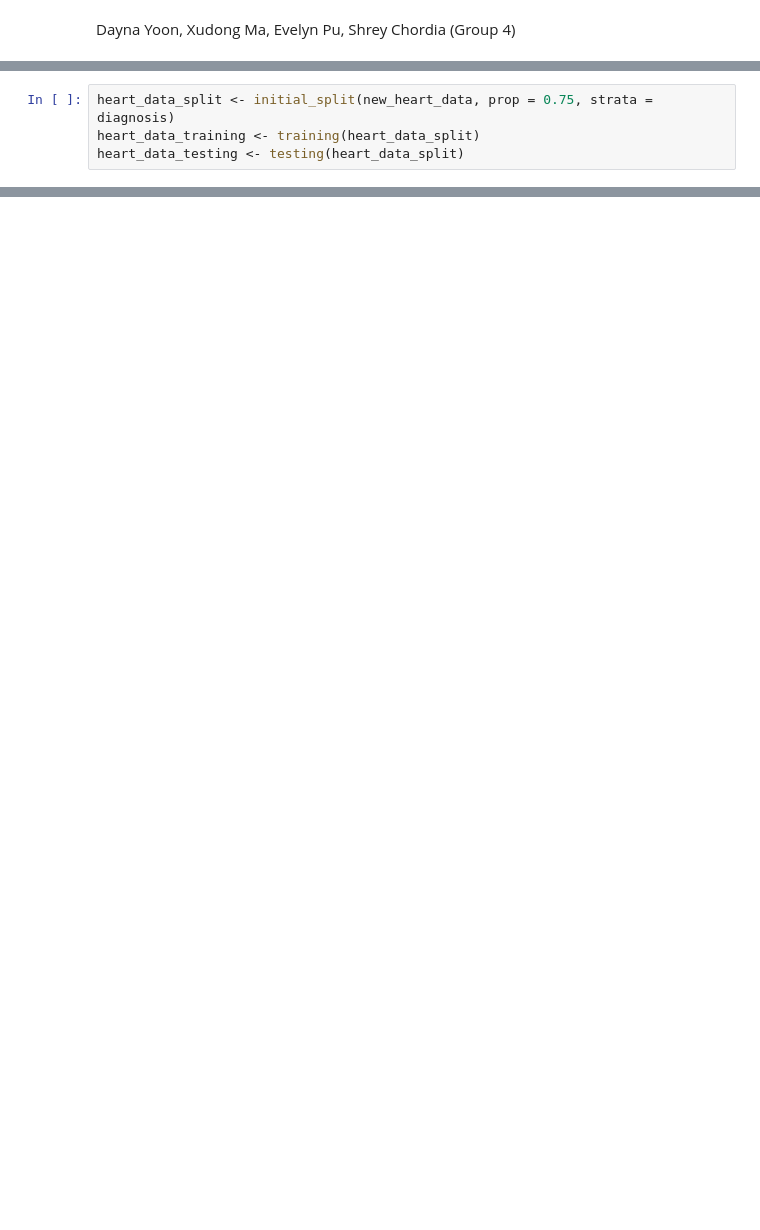
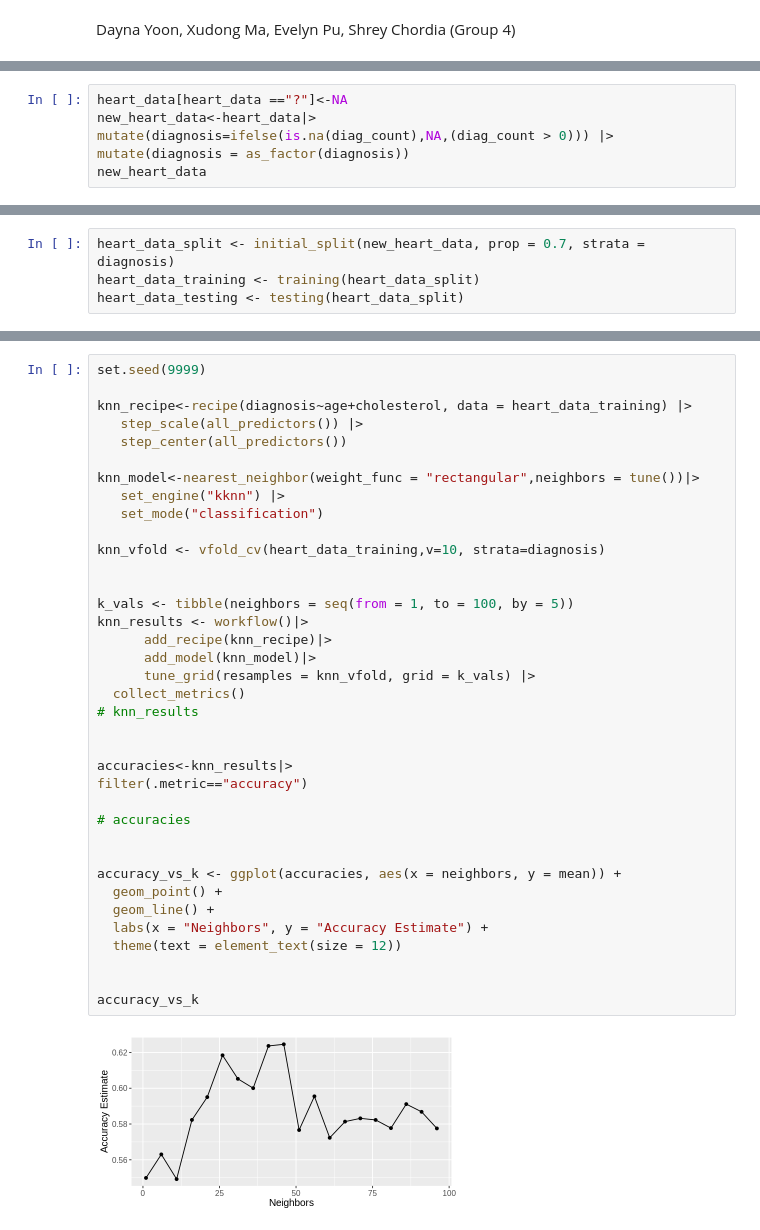
Before and after one commit to dawon020411/dsci-project-004, a Jupyter notebook: group_report.ipynb, the cells around one changed output, grey strips where cells are left out. Saved outputs shown, nothing was run; the diff lists cells and outputs as text; blank space fills up the shorter version.

```diff
--- a/group_report.ipynb
+++ b/group_report.ipynb
@@ -4,0 +202,6 @@ Dayna Yoon, Xudong Ma, Evelyn Pu, Shrey Chordia (Group 4)
+# %%
+heart_data[heart_data =="?"]<-NA
+new_heart_data<-heart_data|>
+mutate(diagnosis=ifelse(is.na(diag_count),NA,(diag_count > 0))) |>
+mutate(diagnosis = as_factor(diagnosis))
+new_heart_data
@@ -9,5 +223,5 @@ Dayna Yoon, Xudong Ma, Evelyn Pu, Shrey Chordia (Group 4)
 # %%
-heart_data_split <- initial_split(new_heart_data, prop = 0.75, strata = diagnosis)
+heart_data_split <- initial_split(new_heart_data, prop = 0.7, strata = diagnosis)
 heart_data_training <- training(heart_data_split)
 heart_data_testing <- testing(heart_data_split)
 # %% [markdown]
@@ -57,0 +229,39 @@ knn_results <- workflow()|>
+# %%
+set.seed(9999)
+
+knn_recipe<-recipe(diagnosis~age+cholesterol, data = heart_data_training) |>
+   step_scale(all_predictors()) |>
+   step_center(all_predictors())
+
+knn_model<-nearest_neighbor(weight_func = "rectangular",neighbors = tune())|>
+   set_engine("kknn") |>
+   set_mode("classification")
+
+knn_vfold <- vfold_cv(heart_data_training,v=10, strata=diagnosis)
+
+
+k_vals <- tibble(neighbors = seq(from = 1, to = 100, by = 5))
+knn_results <- workflow()|>
+      add_recipe(knn_recipe)|>
+      add_model(knn_model)|>
+      tune_grid(resamples = knn_vfold, grid = k_vals) |>
+  collect_metrics()
+# knn_results
+
+
+accuracies<-knn_results|>
+filter(.metric=="accuracy")
+
+# accuracies
+
+
+accuracy_vs_k <- ggplot(accuracies, aes(x = neighbors, y = mean)) +
+  geom_point() +
+  geom_line() +
+  labs(x = "Neighbors", y = "Accuracy Estimate") +
+  theme(text = element_text(size = 12))
+
+
+accuracy_vs_k
+# %% [output]
+[figure, added]
```
Also changed, not shown: parts of 32 cells of this notebook.
